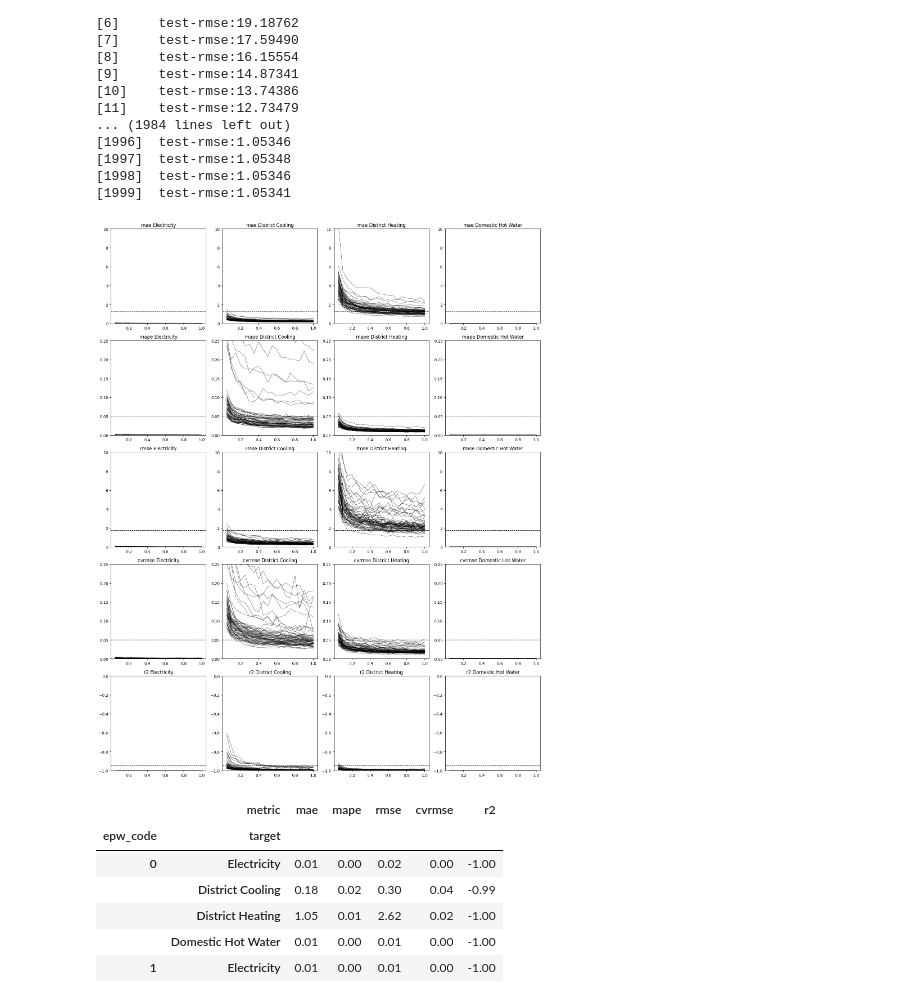
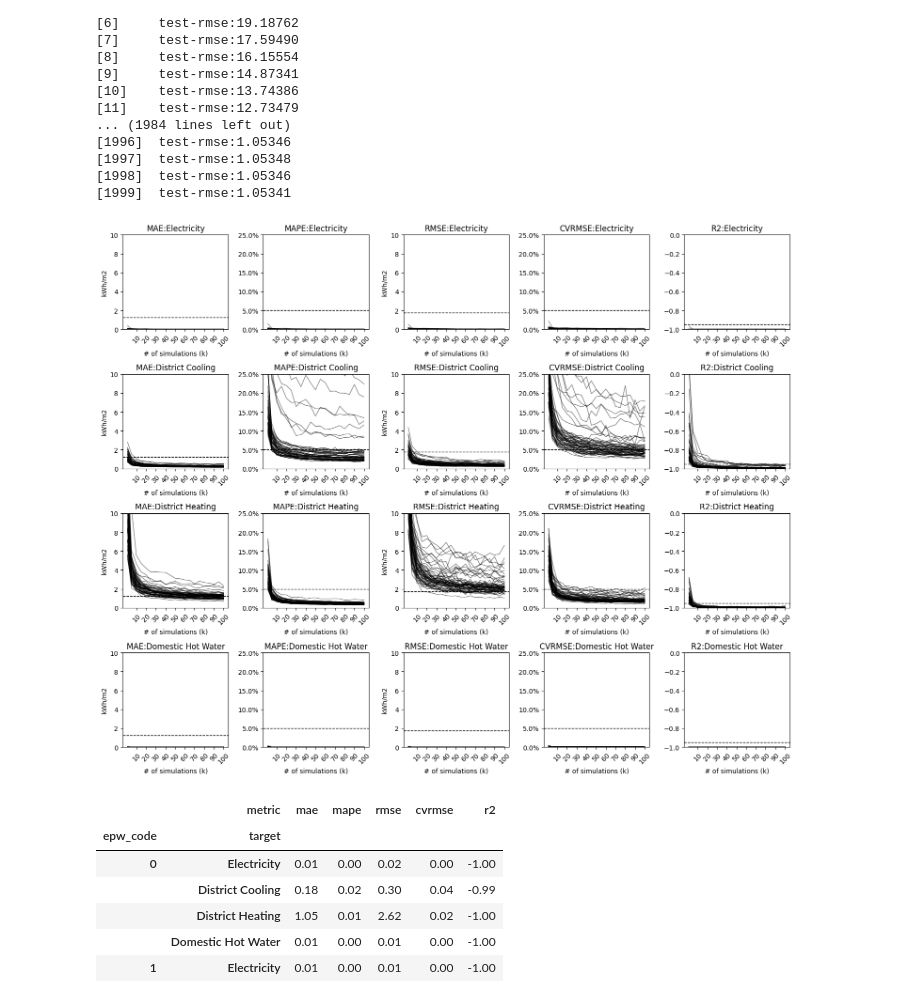
Before and after one commit to szvsw/epengine, a Jupyter notebook: notebooks/test_geom.ipynb, the cells around one changed output. Saved outputs shown, nothing was run; the diff lists cells and outputs as text; code cells hidden in the pictures.

Commit message:
improve plotting

```diff
--- a/notebooks/test_geom.ipynb
+++ b/notebooks/test_geom.ipynb
@@ -389,6 +389,7 @@ all_err_dfs = compute_progressive_model(
     Y_test,
     target_columns,
     sample_frac_breakpoints=[
+        0.01,
         0.05,
         0.1,
         0.15,
@@ -421,35 +422,59 @@ all_err_dfs = compute_progressive_model(
 )
 # %%
 import matplotlib.pyplot as plt
+
+# import the necesssary formatters for percentages
+from matplotlib.ticker import PercentFormatter
 
 axis_ylims = {
     "mae": (0, 10),
     "mape": (0, 0.25),
     "rmse": (0, 10),
     "cvrmse": (0, 0.25),
     "r2": (-1, 0),
 }
+axis_units = {
+    "mae": "kWh/m2",
+    "mape": "%",
+    "rmse": "kWh/m2",
+    "cvrmse": "%",
+    "r2": "",
+}
 fig, ax = plt.subplots(
+    len(target_columns),
     all_err_dfs.shape[1],
-    len(target_columns),
-    figsize=(4 * len(target_columns), 4 * all_err_dfs.shape[1]),
+    figsize=(
+        3 * all_err_dfs.shape[1],
+        3 * len(target_columns),
+    ),
 )
 
-for i, col in enumerate(target_columns):
-    for j, metric in enumerate(all_err_dfs.columns):
+for j, col in enumerate(target_columns):
+    for i, metric in enumerate(all_err_dfs.columns):
         for k, epw_code in enumerate(
             all_err_dfs.index.get_level_values("epw_code").unique()
         ):
             data = all_err_dfs.loc[(slice(None), epw_code, col), metric]
             x = data.index.get_level_values("sample_frac")
             y = data.values
             ax[j, i].plot(x, y, lw=1, color="k", alpha=0.5)
-            ax[j, i].set_title(f"{metric} {col}")
-            ax[j, i].set_ylim(*axis_ylims[metric])
+
+        ax[j, i].set_title(f"{metric.upper()}:{col}")
+        ax[j, i].set_ylim(*axis_ylims[metric])
+        if axis_units[metric] == "%":
+            ax[j, i].yaxis.set_major_formatter(PercentFormatter(1))
+        else:
+            ax[j, i].set_ylabel(axis_units[metric])
+
         ax[j, i].axhline(err_comparator[metric], color="k", ls="--", lw=1)
+        ax[j, i].set_xlabel("# of simulations (k)")
+        x_tick_locs = [0.1, 0.2, 0.3, 0.4, 0.5, 0.6, 0.7, 0.8, 0.9, 1.0]
+        x_tick_labels = [f"{int((x_i * n) // 1000)}" for x_i in x_tick_locs]
+        ax[j, i].set_xticks(x_tick_locs, x_tick_labels, rotation=45)
+
 fig.tight_layout()
 # %% [output]
-[figure, old version]
+[figure, new version]
 # %%
 err_dfs = {}
 for epw in unique_epws:
```
